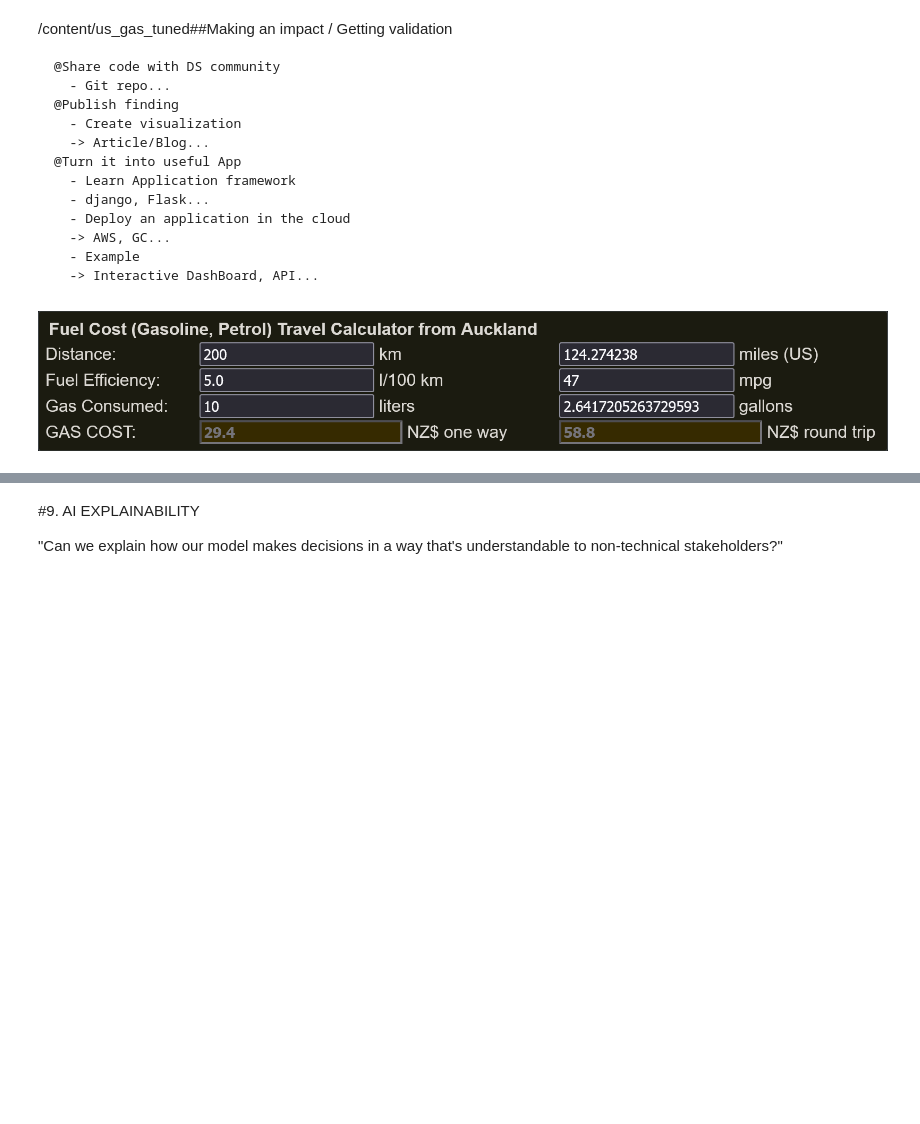
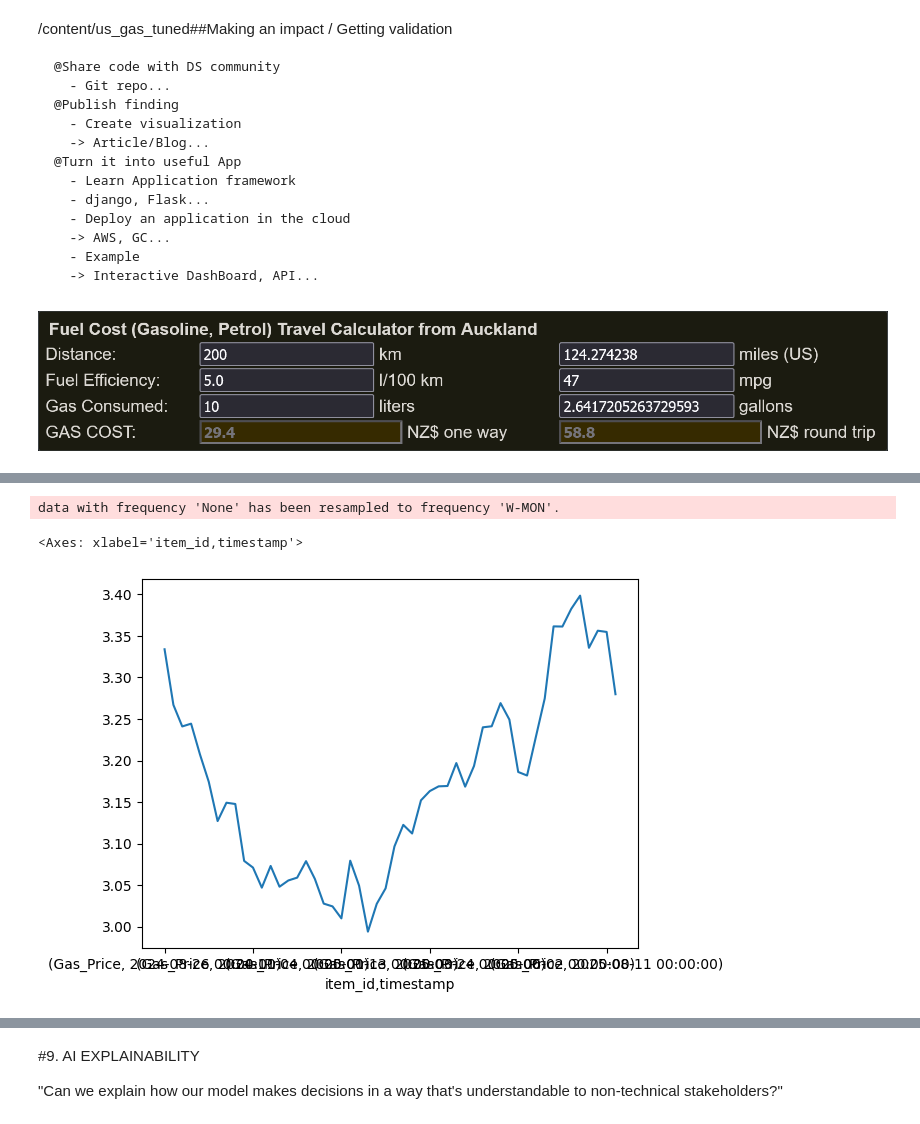
Before and after one commit to mzaoualim/us_gas_price, a Jupyter notebook: notebooks/step_by_step_notebook.ipynb, the cells around one changed output, grey strips where cells are left out. Cells and saved outputs as stored; diff of their text form; code cells hidden in the pictures; blank space fills up the shorter version.

```diff
--- a/notebooks/step_by_step_notebook.ipynb
+++ b/notebooks/step_by_step_notebook.ipynb
@@ -601,0 +623,3 @@ data with frequency 'None' has been resampled to frequency 'W-MON'.
+# %%
+# loading best model
+weighted_Ensemble_Model = TimeSeriesPredictor.load('/content/kaggle/working/us_gas_tuned')
@@ -601,0 +648,6 @@ data with frequency 'None' has been resampled to frequency 'W-MON'.
+# %%
+np.exp(weighted_Ensemble_Model.predict(data_ag, model='WeightedEnsemble')['mean']).plot()
+# %% [output]
+data with frequency 'None' has been resampled to frequency 'W-MON'.
+<Axes: xlabel='item_id,timestamp'>
+[figure, added]
```
Also changed, not shown: parts of 4 cells of this notebook.
